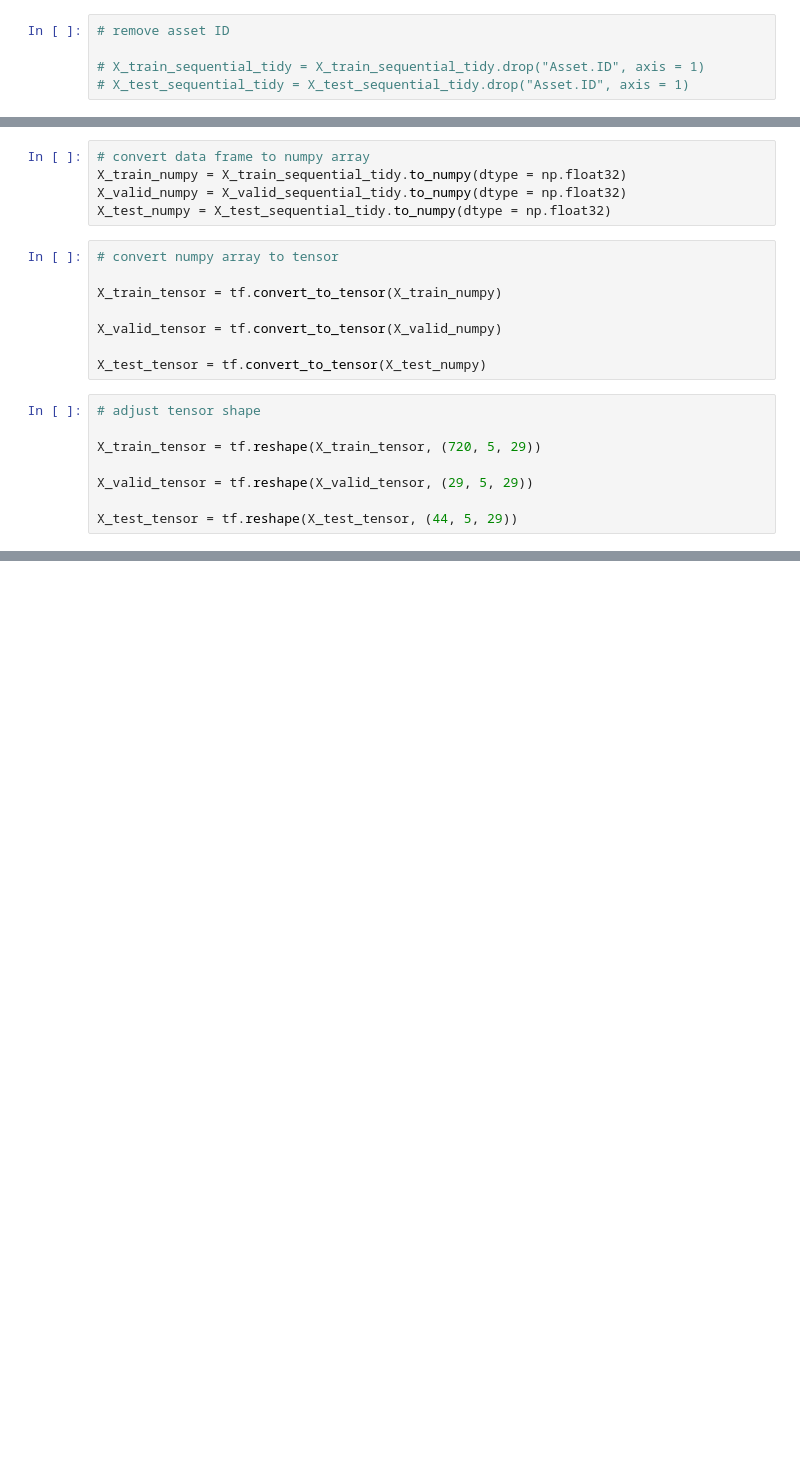
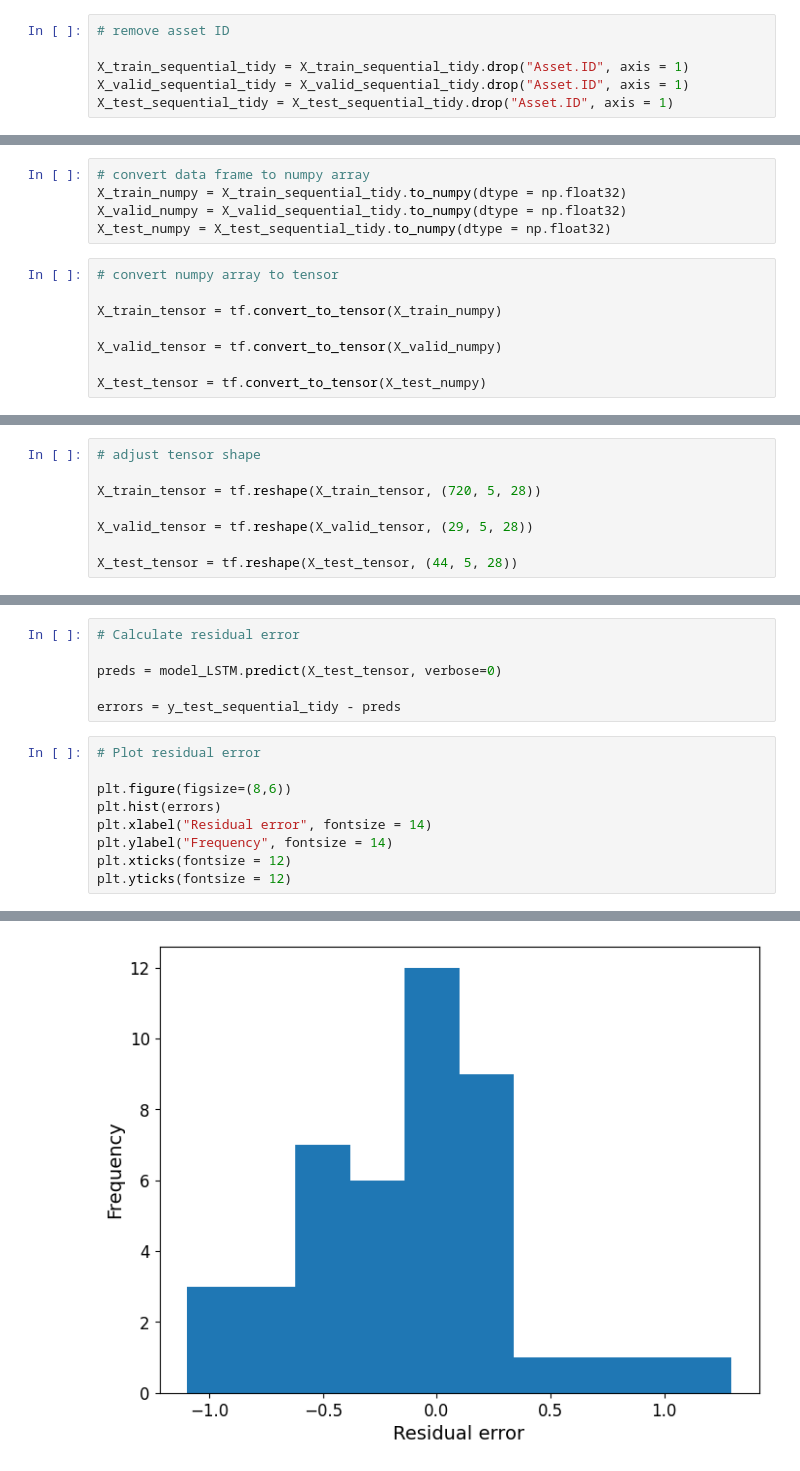
Before and after one commit to UlaStats/MSc-project-pipe-failure-prediction, a Jupyter notebook: Modelling_RNN_and_LSTM.ipynb, the cells around one changed output, grey strips where cells are left out. Saved outputs shown, nothing was run; the diff lists cells and outputs as text; blank space fills up the shorter version.

```diff
--- a/Modelling_RNN_and_LSTM.ipynb
+++ b/Modelling_RNN_and_LSTM.ipynb
@@ -73,8 +87,9 @@ y_test_sequential_tidy = y_test_sequential.loc[index]
 # %%
 # remove asset ID
 
-# X_train_sequential_tidy = X_train_sequential_tidy.drop("Asset.ID", axis = 1)
-# X_test_sequential_tidy = X_test_sequential_tidy.drop("Asset.ID", axis = 1)
+X_train_sequential_tidy = X_train_sequential_tidy.drop("Asset.ID", axis = 1)
+X_valid_sequential_tidy = X_valid_sequential_tidy.drop("Asset.ID", axis = 1)
+X_test_sequential_tidy = X_test_sequential_tidy.drop("Asset.ID", axis = 1)
 # %%
 # add empty columns for missing categories to the test and valid data (required for model testing and validation)
 
@@ -99,11 +114,3 @@ X_train_tensor = tf.convert_to_tensor(X_train_numpy)
 X_valid_tensor = tf.convert_to_tensor(X_valid_numpy)
 
 X_test_tensor = tf.convert_to_tensor(X_test_numpy)
-# %%
-# adjust tensor shape
-
-X_train_tensor = tf.reshape(X_train_tensor, (720, 5, 29))
-
-X_valid_tensor = tf.reshape(X_valid_tensor, (29, 5, 29))
-
-X_test_tensor = tf.reshape(X_test_tensor, (44, 5, 29))
@@ -245,0 +117,8 @@ model_LSTM.evaluate(X_test_tensor, y_test_sequential_tidy)
+# %%
+# adjust tensor shape
+
+X_train_tensor = tf.reshape(X_train_tensor, (720, 5, 28))
+
+X_valid_tensor = tf.reshape(X_valid_tensor, (29, 5, 28))
+
+X_test_tensor = tf.reshape(X_test_tensor, (44, 5, 28))
@@ -245,0 +565,16 @@ model_LSTM.evaluate(X_test_tensor, y_test_sequential_tidy)
+# %%
+# Calculate residual error
+
+preds = model_LSTM.predict(X_test_tensor, verbose=0)
+
+errors = y_test_sequential_tidy - preds
+# %%
+# Plot residual error
+
+plt.figure(figsize=(8,6))
+plt.hist(errors)
+plt.xlabel("Residual error", fontsize = 14)
+plt.ylabel("Frequency", fontsize = 14)
+plt.xticks(fontsize = 12)
+plt.yticks(fontsize = 12)
+# %% [output]
@@ -245,0 +590 @@ model_LSTM.evaluate(X_test_tensor, y_test_sequential_tidy)
+[figure, added]
```
Also changed, not shown: parts of 53 cells of this notebook.
